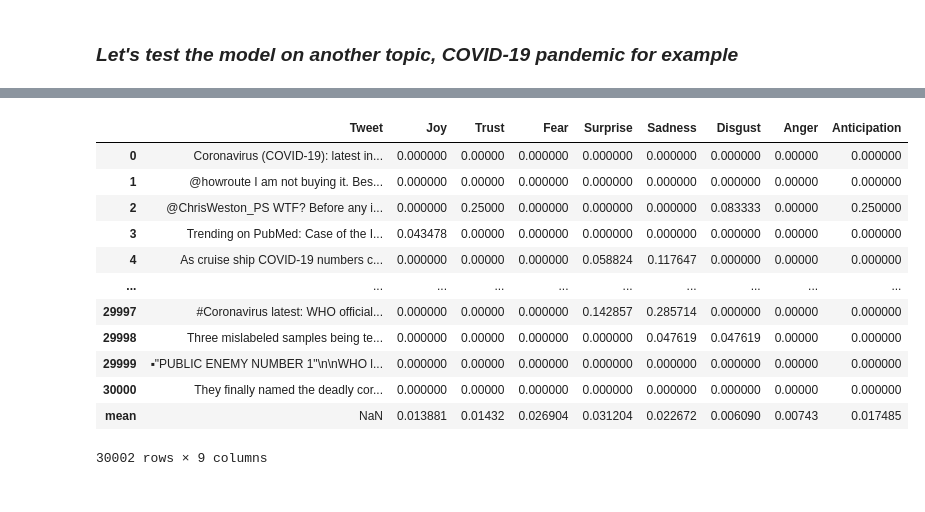
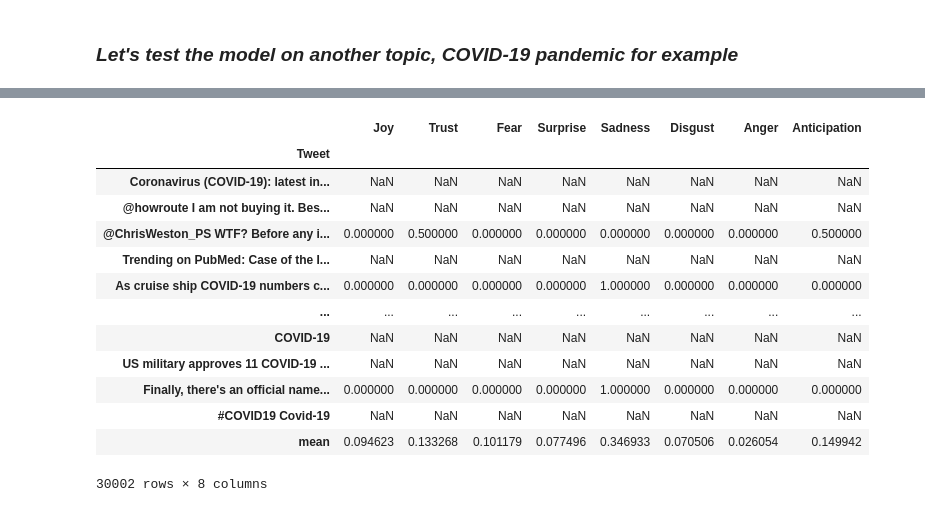
Before and after one commit to sadaki19/Sentiment_Analysis_Using_Plutchik_Wheel, a Jupyter notebook: Code.ipynb, the cells around one changed output, grey strips where cells are left out. Drawn from its saved outputs; the diff is of its cells as text; code cells hidden in the pictures.

```diff
--- a/Code.ipynb
+++ b/Code.ipynb
@@ -136,6 +153,7 @@ dict(list(joy.items())[:10])
 ***Set a class applying Sentiment Analysis to Tweets by detecting intersections between each Tweet and emotion dictionaries***
 # %%
 class Feeling:
+    # Import the dictionaries into the class.
     joy_dic = json.load(open(f"sets\\joy.json"))
     trust_dic = json.load(open(f"sets\\trust.json"))
     fear_dic = json.load(open(f"sets\\fear.json"))
@@ -146,6 +164,7 @@ class Feeling:
     anticipation_dic = json.load(open(f"sets\\anticipation.json"))
 
     def __init__(self, tweet):
+        # Assign an initial value to each emotion in each tweet.
         self.joy = 0
         self.trust = 0
         self.fear = 0
@@ -154,12 +173,14 @@ class Feeling:
         self.disgust = 0
         self.anger = 0
         self.anticipation = 0
+        self.tot = 0
 
         self.words = []
         self.split(tweet)
         self.find_frequency()
 
     def split(self, tweet):
+        # Clean the tweets
         res = ''.join([i for i in tweet if not i.isdigit()])
         self.words = re.sub(r'[^\w\s]', '', res.lower()).split()
         for word in self.words:
@@ -168,6 +189,7 @@ class Feeling:
                 continue
 
     def find_frequency(self):
+        # Compute the intersections between every tweet and each set of emotion sets.
         for word in self.words:
             self.joy += Feeling.joy_dic.get(word, 0)
             self.trust += Feeling.trust_dic.get(word, 0)
@@ -178,12 +200,17 @@ class Feeling:
             self.anger += Feeling.anger_dic.get(word, 0)
             self.anticipation += Feeling.anticipation_dic.get(word, 0)
 
-        self.joy /= len(self.words)
-        self.trust /= len(self.words)
-        self.fear /= len(self.words)
-        self.surprise /= len(self.words)
-        self.sadness /= len(self.words)
-        self.disgust /= len(self.words)
-        self.anger /= len(self.words)
-        self.anticipation /= len(self.words)
+            # Normalize the outcomes
+            self.tot = self.joy+self.trust+self.fear+self.surprise+self.sadness+self.disgust+self.anger+self.anticipation
+        try:
+            self.joy /= self.tot
+            self.trust /= self.tot
+            self.fear /= self.tot
+            self.surprise /= self.tot
+            self.sadness /= self.tot
+            self.disgust /= self.tot
+            self.anger /= self.tot
+            self.anticipation /= self.tot
+        except:
+            pass
 # %% [markdown]
@@ -194,7 +223,7 @@ import snscrape.modules.twitter as sntwitter
 # Creating list to append tweet data to
 tweets_list = []
 
-query = 'world cup 2022 lang:en since:2022-11-20 until:2022-12-31'
+query = 'world cup 2022 lang:en since:2022-11-20 until:2022-12-20'
 limit = 30000
 
 # Using TwitterSearchScraper to scrape data and append tweets to list
@@ -205,4 +234,5 @@ for i,tweet in enumerate(sntwitter.TwitterSearchScraper(query).get_items()):
 
 # Creating a dataframe to load the list
 tweets_df = pd.DataFrame(tweets_list, columns=["User", "Date", "Tweet"])
+tweets_df.to_csv('world_cup.csv')
 # %% [output]
@@ -329,30 +365,35 @@ tweets_df1
 # %%
 # Create empty DataFrame with column names
 df1 = pd.DataFrame(columns = ['Tweet', 'Joy', 'Trust', 'Fear', 'Surprise',
                              'Sadness', 'Disgust', 'Anger', 'Anticipation'])
 
 # Fill the DataFrame with the result of each tweet row by row
 for twt in tweets_df1['Tweet']:
     tweet = Feeling(twt)
     df1.loc[len(df1)] = [twt, tweet.joy, tweet.trust, tweet.fear, tweet.surprise,
                        tweet.sadness, tweet.disgust, tweet.anger, tweet.anticipation]
 
+# Normalize the outcomes
+df1 = df1.set_index('Tweet')
+df1 = df1.div(df1.sum(axis=1), axis=0)
+
 # Add a row containing the mean of each emotion for all Tweets
 df1.loc['mean'] = df1.mean()
 df1
 # %% [output]
-|  | Tweet | Joy | Trust | Fear | Surprise | Sadness | Disgust | Anger | Anticipation |
-| 0 | Coronavirus (COVID-19): latest in... | 0.000000 | 0.00000 | 0.000000 | 0.000000 | 0.000000 | 0.000000 | 0.00000 | 0.000000 |
-| 1 | @howroute I am not buying it. Bes... | 0.000000 | 0.00000 | 0.000000 | 0.000000 | 0.000000 | 0.000000 | 0.00000 | 0.000000 |
-| 2 | @ChrisWeston_PS WTF? Before any i... | 0.000000 | 0.25000 | 0.000000 | 0.000000 | 0.000000 | 0.083333 | 0.00000 | 0.250000 |
-| 3 | Trending on PubMed: Case of the I... | 0.043478 | 0.00000 | 0.000000 | 0.000000 | 0.000000 | 0.000000 | 0.00000 | 0.000000 |
-| 4 | As cruise ship COVID-19 numbers c... | 0.000000 | 0.00000 | 0.000000 | 0.058824 | 0.117647 | 0.000000 | 0.00000 | 0.000000 |
-| ... | ... | ... | ... | ... | ... | ... | ... | ... | ... |
-| 29997 | #Coronavirus latest: WHO official... | 0.000000 | 0.00000 | 0.000000 | 0.142857 | 0.285714 | 0.000000 | 0.00000 | 0.000000 |
-| 29998 | Three mislabeled samples being te... | 0.000000 | 0.00000 | 0.000000 | 0.000000 | 0.047619 | 0.047619 | 0.00000 | 0.000000 |
-| 29999 | ▪"PUBLIC ENEMY NUMBER 1"\n\nWHO l... | 0.000000 | 0.00000 | 0.000000 | 0.000000 | 0.000000 | 0.000000 | 0.00000 | 0.000000 |
-| 30000 | They finally named the deadly cor... | 0.000000 | 0.00000 | 0.000000 | 0.000000 | 0.000000 | 0.000000 | 0.00000 | 0.000000 |
-| mean | NaN | 0.013881 | 0.01432 | 0.026904 | 0.031204 | 0.022672 | 0.006090 | 0.00743 | 0.017485 |
+|  | Joy | Trust | Fear | Surprise | Sadness | Disgust | Anger | Anticipation |
+| Tweet |  |  |  |  |  |  |  |  |
+| Coronavirus (COVID-19): latest in... | NaN | NaN | NaN | NaN | NaN | NaN | NaN | NaN |
+| @howroute I am not buying it. Bes... | NaN | NaN | NaN | NaN | NaN | NaN | NaN | NaN |
+| @ChrisWeston_PS WTF? Before any i... | 0.000000 | 0.500000 | 0.000000 | 0.000000 | 0.000000 | 0.000000 | 0.000000 | 0.500000 |
+| Trending on PubMed: Case of the I... | NaN | NaN | NaN | NaN | NaN | NaN | NaN | NaN |
+| As cruise ship COVID-19 numbers c... | 0.000000 | 0.000000 | 0.000000 | 0.000000 | 1.000000 | 0.000000 | 0.000000 | 0.000000 |
+| ... | ... | ... | ... | ... | ... | ... | ... | ... |
+| COVID-19 | NaN | NaN | NaN | NaN | NaN | NaN | NaN | NaN |
+| US military approves 11 COVID-19 ... | NaN | NaN | NaN | NaN | NaN | NaN | NaN | NaN |
+| Finally, there's an official name... | 0.000000 | 0.000000 | 0.000000 | 0.000000 | 1.000000 | 0.000000 | 0.000000 | 0.000000 |
+| #COVID19 Covid-19 | NaN | NaN | NaN | NaN | NaN | NaN | NaN | NaN |
+| mean | 0.094623 | 0.133268 | 0.101179 | 0.077496 | 0.346933 | 0.070506 | 0.026054 | 0.149942 |
-30002 rows × 9 columns
+30002 rows × 8 columns
 # %%
 # Visualize the results in a pie chart
```
Also changed, not shown: parts of 16 cells of this notebook.
